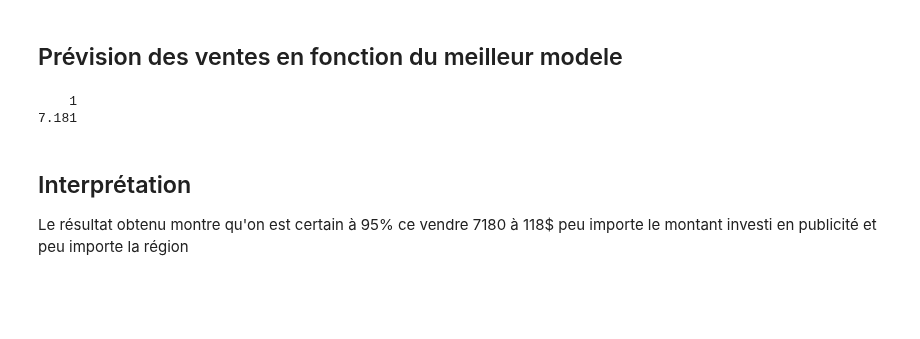
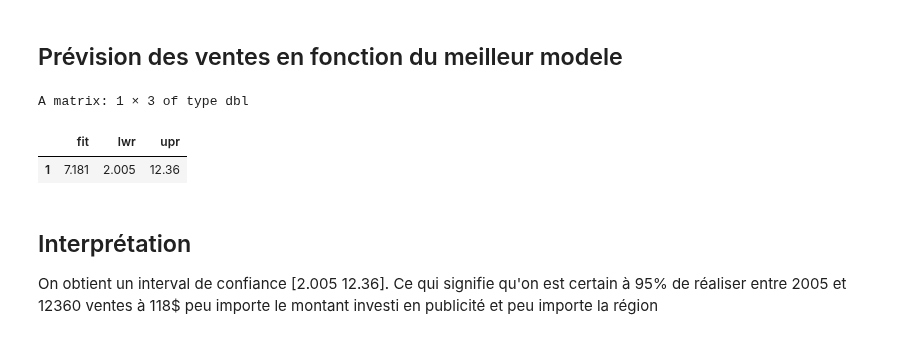
Before and after one commit to loic-hpp/Manage_Data_R, a Jupyter notebook: devoir.ipynb, the cells around one changed output. Cells and saved outputs as stored; diff of their text form; code cells hidden in the pictures; blank space fills up the shorter version.

```diff
--- a/devoir.ipynb
+++ b/devoir.ipynb
@@ -670,10 +670,11 @@ A matrix: 2 × 2 of type dbl
 # %% [markdown]
 ## Prévision des ventes en fonction du meilleur modele
 # %%
-predict(modele1, data.frame(X1 = 118), level = 0.95)
+(predict(modele1, data.frame(X1 = 118), interval = "prediction", level = 0.95))
 # %% [output]
-    1
-7.181
+A matrix: 1 × 3 of type dbl
+|  | fit | lwr | upr |
+| 1 | 7.181 | 2.005 | 12.36 |
 # %% [markdown]
 ## Interprétation
-Le résultat obtenu montre qu'on est certain à 95% ce vendre 7180 à 118$ peu importe le montant investi en publicité et peu importe la région
+On obtient un interval de confiance [2.005 12.36]. Ce qui signifie qu'on est certain à 95% de réaliser entre 2005 et 12360 ventes à 118$ peu importe le montant investi en publicité et peu importe la région
```
Also changed, not shown: parts of 2 cells of this notebook, 1 other file.
